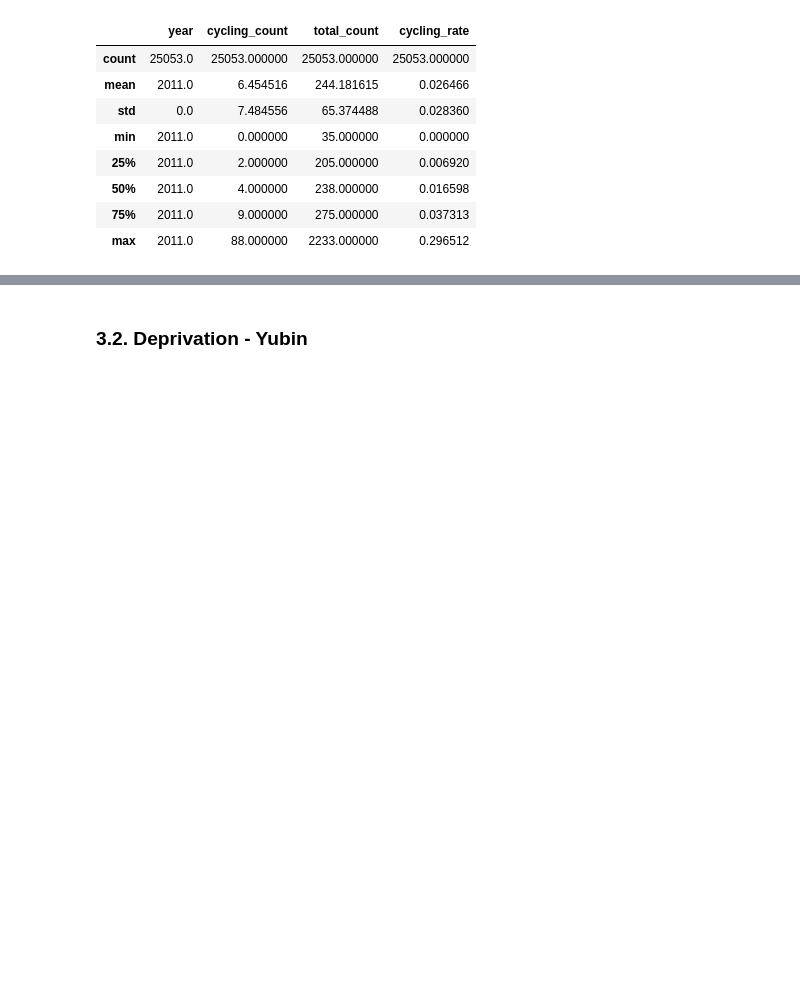
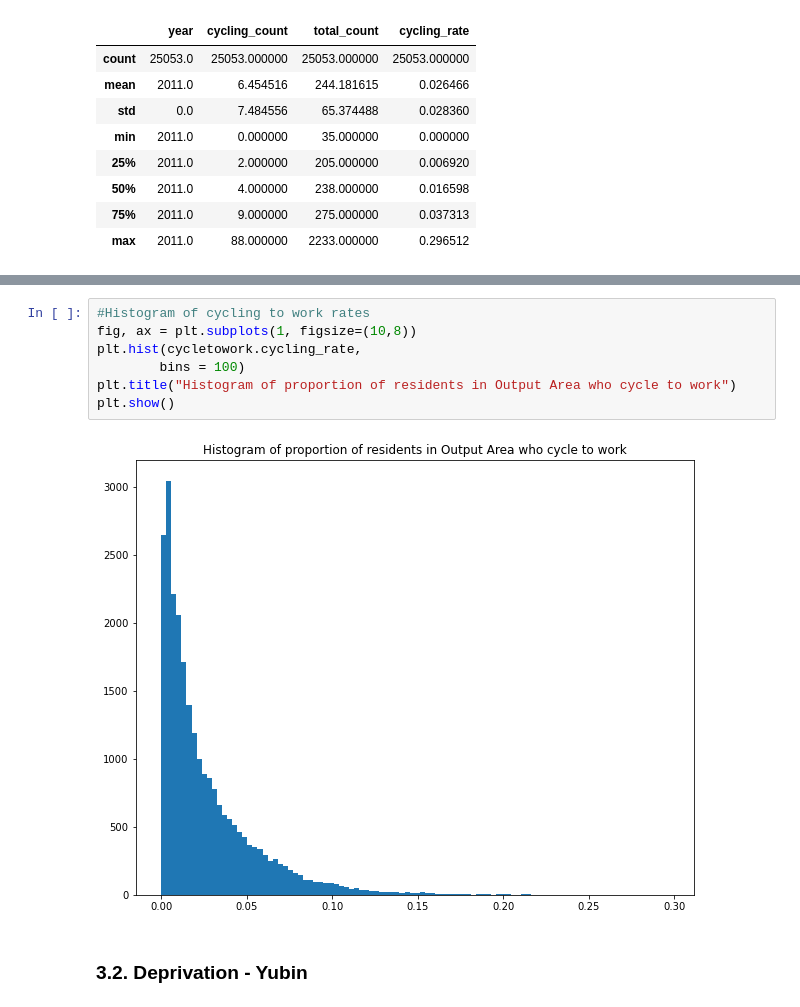
Before and after one commit to ZacharyP-E/qm_group25, a Jupyter notebook: qm_group_code.ipynb, the cells around one changed output, grey strips where cells are left out. Drawn from its saved outputs; the diff is of its cells as text; blank space fills up the shorter version.

Commit message:
Added dist plots for cycling vars

```diff
--- a/qm_group_code.ipynb
+++ b/qm_group_code.ipynb
@@ -217,4 +210,13 @@ plt.boxplot(cycletowork.cycling_rate,
 [figure]
+# %%
+#Histogram of cycling to work rates
+fig, ax = plt.subplots(1, figsize=(10,8))
+plt.hist(cycletowork.cycling_rate,
+        bins = 100)
+plt.title("Histogram of proportion of residents in Output Area who cycle to work")
+plt.show()
+# %% [output]
+[figure, added]
 # %% [markdown]
 ### 3.2. Deprivation - Yubin
 # %% [markdown]
```
Also changed, not shown: parts of 3 cells of this notebook.
